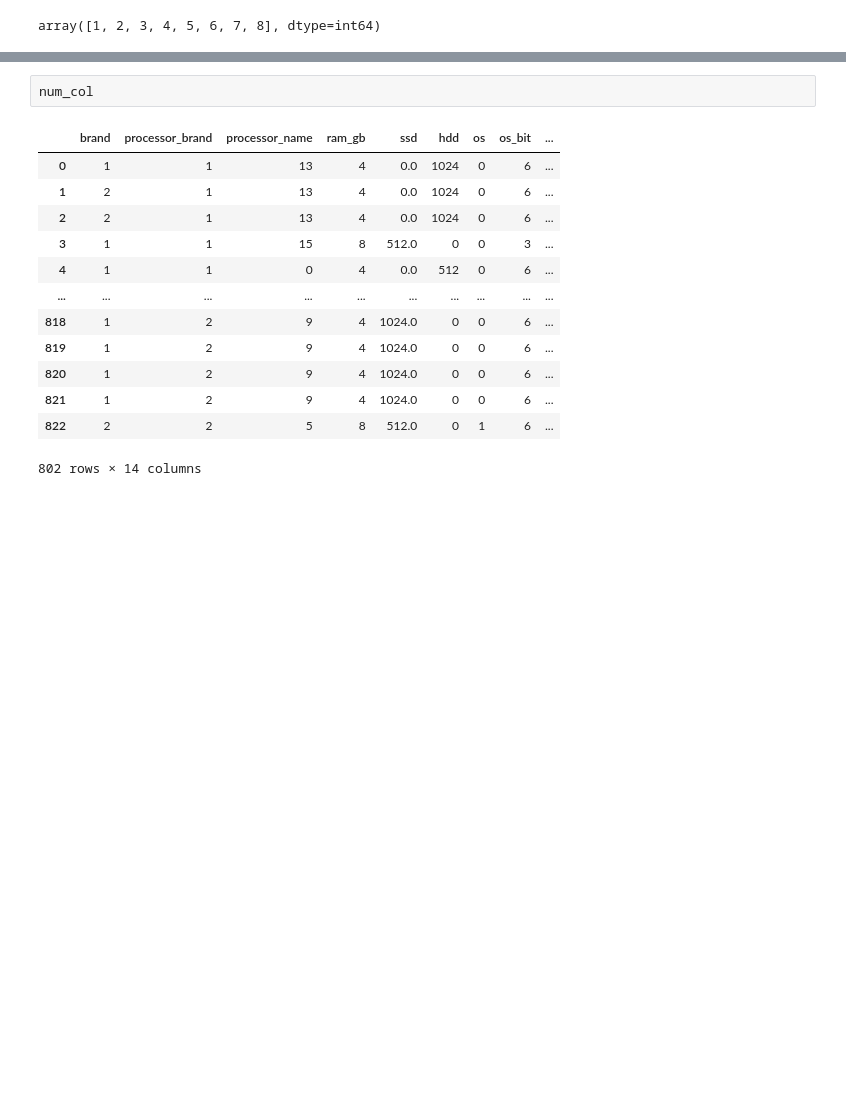
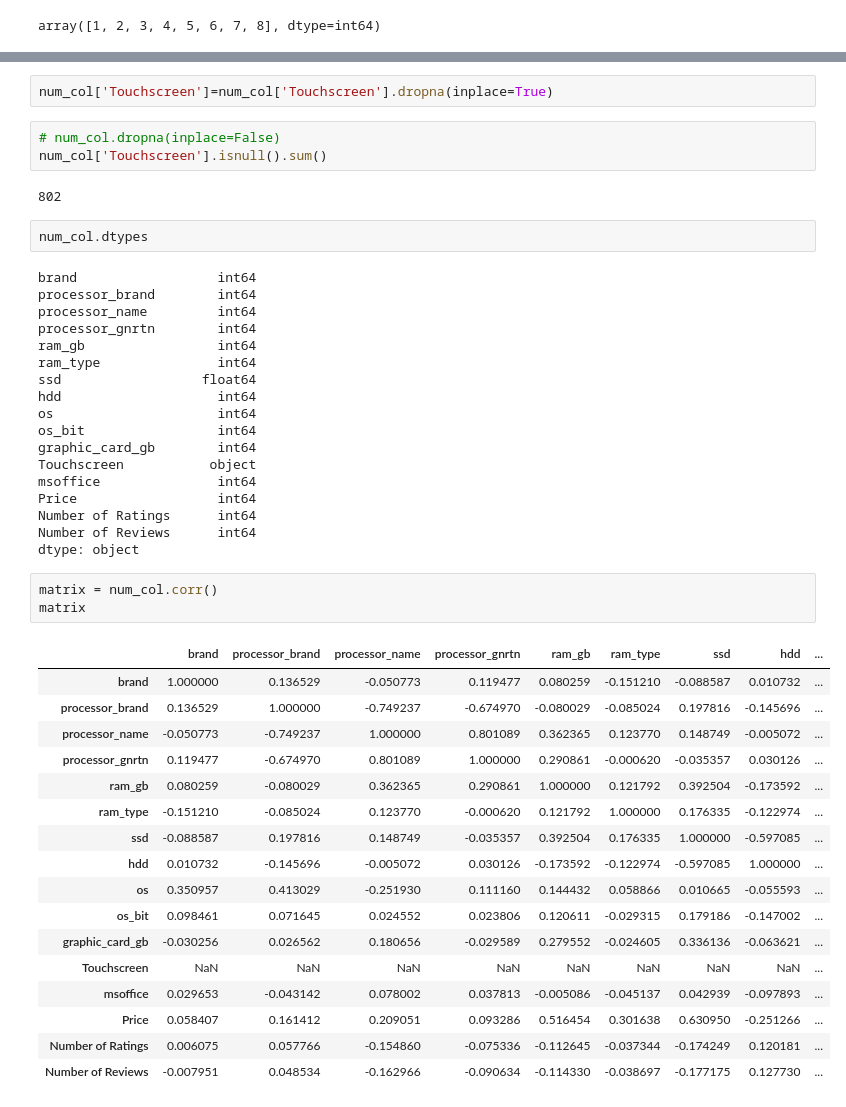
Before and after one commit to Govind-kumawat2002/Python_Library, a Jupyter notebook: Machine_learning/linear_Regration01.ipynb, the cells around one changed output, grey strips where cells are left out. Cells and saved outputs as stored; diff of their text form; blank space fills up the shorter version.

```diff
--- a/Machine_learning/linear_Regration01.ipynb
+++ b/Machine_learning/linear_Regration01.ipynb
@@ -217,16 +239,48 @@ KeyError: "['weight', 'warranty', 'rating'] not found in axis"
+# %%
+num_col['Touchscreen']=num_col['Touchscreen'].dropna(inplace=True)
+# %%
+# num_col.dropna(inplace=False)
+num_col['Touchscreen'].isnull().sum()
+# %% [output]
+802
 # %%
-num_col
+num_col.dtypes
 # %% [output]
-|  | brand | processor_brand | processor_name | ram_gb | ssd | hdd | os | os_bit | ... |
-| 0 | 1 | 1 | 13 | 4 | 0.0 | 1024 | 0 | 6 | ... |
-| 1 | 2 | 1 | 13 | 4 | 0.0 | 1024 | 0 | 6 | ... |
-| 2 | 2 | 1 | 13 | 4 | 0.0 | 1024 | 0 | 6 | ... |
-| 3 | 1 | 1 | 15 | 8 | 512.0 | 0 | 0 | 3 | ... |
-| 4 | 1 | 1 | 0 | 4 | 0.0 | 512 | 0 | 6 | ... |
-| ... | ... | ... | ... | ... | ... | ... | ... | ... | ... |
-| 818 | 1 | 2 | 9 | 4 | 1024.0 | 0 | 0 | 6 | ... |
-| 819 | 1 | 2 | 9 | 4 | 1024.0 | 0 | 0 | 6 | ... |
-| 820 | 1 | 2 | 9 | 4 | 1024.0 | 0 | 0 | 6 | ... |
-| 821 | 1 | 2 | 9 | 4 | 1024.0 | 0 | 0 | 6 | ... |
-| 822 | 2 | 2 | 5 | 8 | 512.0 | 0 | 1 | 6 | ... |
-802 rows × 14 columns
+brand                  int64
+processor_brand        int64
+processor_name         int64
+processor_gnrtn        int64
+ram_gb                 int64
+ram_type               int64
+ssd                  float64
+hdd                    int64
+os                     int64
+os_bit                 int64
+graphic_card_gb        int64
+Touchscreen           object
+msoffice               int64
+Price                  int64
+Number of Ratings      int64
+Number of Reviews      int64
+dtype: object
+# %%
+matrix = num_col.corr()
+matrix
+# %% [output]
+|  | brand | processor_brand | processor_name | processor_gnrtn | ram_gb | ram_type | ssd | hdd | ... |
+| brand | 1.000000 | 0.136529 | -0.050773 | 0.119477 | 0.080259 | -0.151210 | -0.088587 | 0.010732 | ... |
+| processor_brand | 0.136529 | 1.000000 | -0.749237 | -0.674970 | -0.080029 | -0.085024 | 0.197816 | -0.145696 | ... |
+| processor_name | -0.050773 | -0.749237 | 1.000000 | 0.801089 | 0.362365 | 0.123770 | 0.148749 | -0.005072 | ... |
+| processor_gnrtn | 0.119477 | -0.674970 | 0.801089 | 1.000000 | 0.290861 | -0.000620 | -0.035357 | 0.030126 | ... |
+| ram_gb | 0.080259 | -0.080029 | 0.362365 | 0.290861 | 1.000000 | 0.121792 | 0.392504 | -0.173592 | ... |
+| ram_type | -0.151210 | -0.085024 | 0.123770 | -0.000620 | 0.121792 | 1.000000 | 0.176335 | -0.122974 | ... |
+| ssd | -0.088587 | 0.197816 | 0.148749 | -0.035357 | 0.392504 | 0.176335 | 1.000000 | -0.597085 | ... |
+| hdd | 0.010732 | -0.145696 | -0.005072 | 0.030126 | -0.173592 | -0.122974 | -0.597085 | 1.000000 | ... |
+| os | 0.350957 | 0.413029 | -0.251930 | 0.111160 | 0.144432 | 0.058866 | 0.010665 | -0.055593 | ... |
+| os_bit | 0.098461 | 0.071645 | 0.024552 | 0.023806 | 0.120611 | -0.029315 | 0.179186 | -0.147002 | ... |
+| graphic_card_gb | -0.030256 | 0.026562 | 0.180656 | -0.029589 | 0.279552 | -0.024605 | 0.336136 | -0.063621 | ... |
+| Touchscreen | NaN | NaN | NaN | NaN | NaN | NaN | NaN | NaN | ... |
+| msoffice | 0.029653 | -0.043142 | 0.078002 | 0.037813 | -0.005086 | -0.045137 | 0.042939 | -0.097893 | ... |
+| Price | 0.058407 | 0.161412 | 0.209051 | 0.093286 | 0.516454 | 0.301638 | 0.630950 | -0.251266 | ... |
+| Number of Ratings | 0.006075 | 0.057766 | -0.154860 | -0.075336 | -0.112645 | -0.037344 | -0.174249 | 0.120181 | ... |
+| Number of Reviews | -0.007951 | 0.048534 | -0.162966 | -0.090634 | -0.114330 | -0.038697 | -0.177175 | 0.127730 | ... |
```
Also changed, not shown: parts of 31 cells of this notebook, 2 other files.
